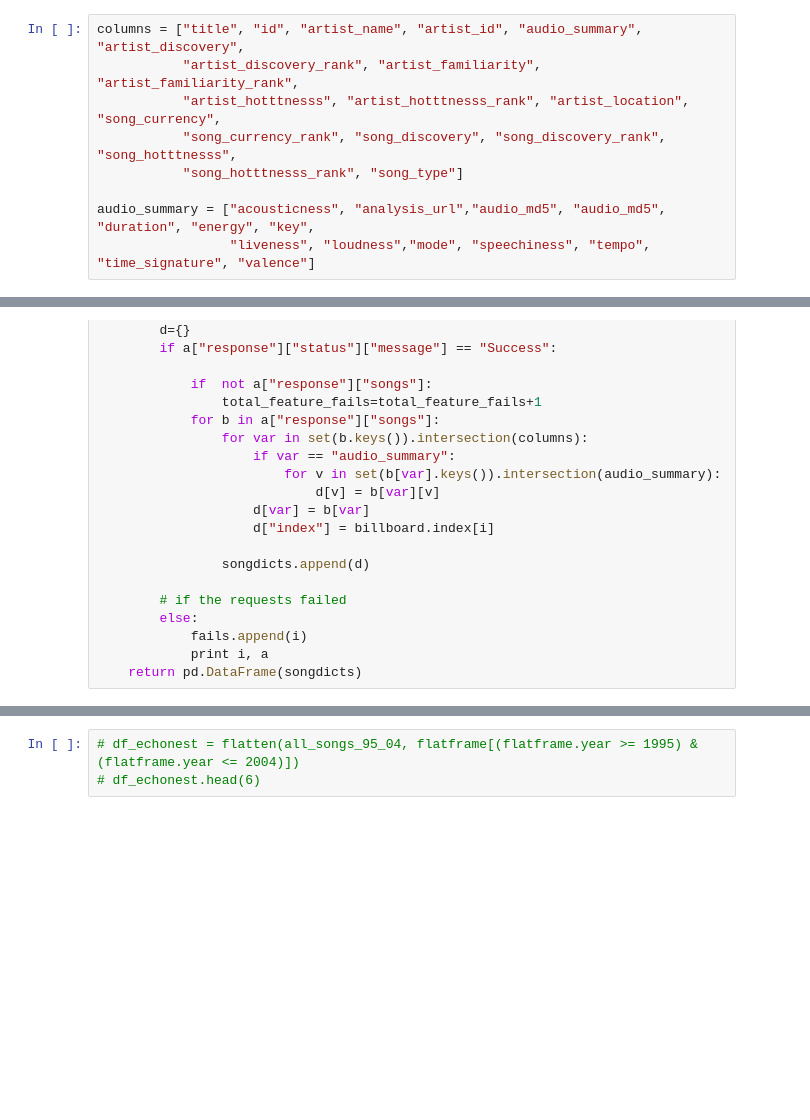
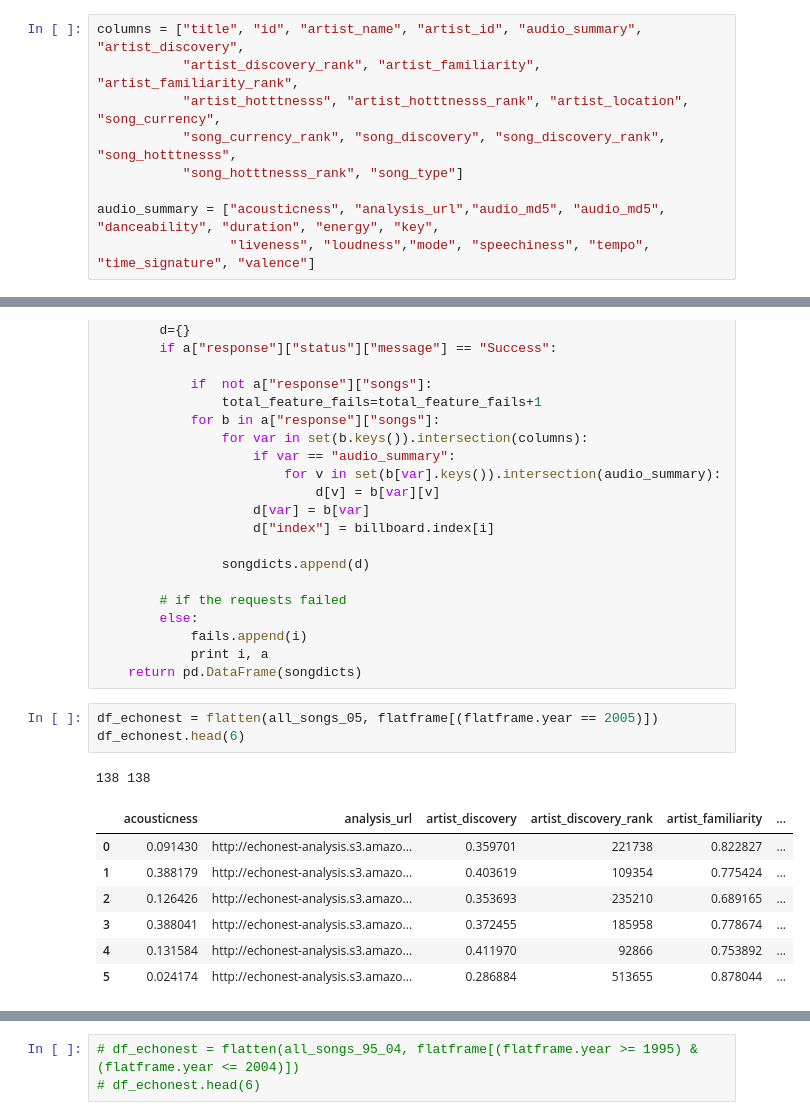
Before and after one commit to matlisa/crimsondance, a Jupyter notebook: Final Project.ipynb, the cells around one changed output, grey strips where cells are left out. Drawn from its saved outputs; the diff is of its cells as text; blank space fills up the shorter version.

```diff
--- a/Final Project.ipynb
+++ b/Final Project.ipynb
@@ -258,7 +258,7 @@ columns = ["title", "id", "artist_name", "artist_id", "audio_summary", "artist_d
            "song_currency_rank", "song_discovery", "song_discovery_rank", "song_hotttnesss",
            "song_hotttnesss_rank", "song_type"]
 
-audio_summary = ["acousticness", "analysis_url","audio_md5", "audio_md5", "duration", "energy", "key",
+audio_summary = ["acousticness", "analysis_url","audio_md5", "audio_md5", "danceability", "duration", "energy", "key",
                  "liveness", "loudness","mode", "speechiness", "tempo", "time_signature", "valence"]
 # %%
 # FUNCTION flatten
@@ -290,3 +290,15 @@ def flatten(all_songs, billboard):
             fails.append(i)
             print i, a
     return pd.DataFrame(songdicts)
+# %%
+df_echonest = flatten(all_songs_05, flatframe[(flatframe.year == 2005)])
+df_echonest.head(6)
+# %% [output]
+138 138
+|  | acousticness | analysis_url | artist_discovery | artist_discovery_rank | artist_familiarity | ... |
+| 0 | 0.091430 | http://echonest-analysis.s3.amazo... | 0.359701 | 221738 | 0.822827 | ... |
+| 1 | 0.388179 | http://echonest-analysis.s3.amazo... | 0.403619 | 109354 | 0.775424 | ... |
+| 2 | 0.126426 | http://echonest-analysis.s3.amazo... | 0.353693 | 235210 | 0.689165 | ... |
+| 3 | 0.388041 | http://echonest-analysis.s3.amazo... | 0.372455 | 185958 | 0.778674 | ... |
+| 4 | 0.131584 | http://echonest-analysis.s3.amazo... | 0.411970 | 92866 | 0.753892 | ... |
+| 5 | 0.024174 | http://echonest-analysis.s3.amazo... | 0.286884 | 513655 | 0.878044 | ... |
```
Also changed, not shown: parts of 4 cells of this notebook, 2 other files.
